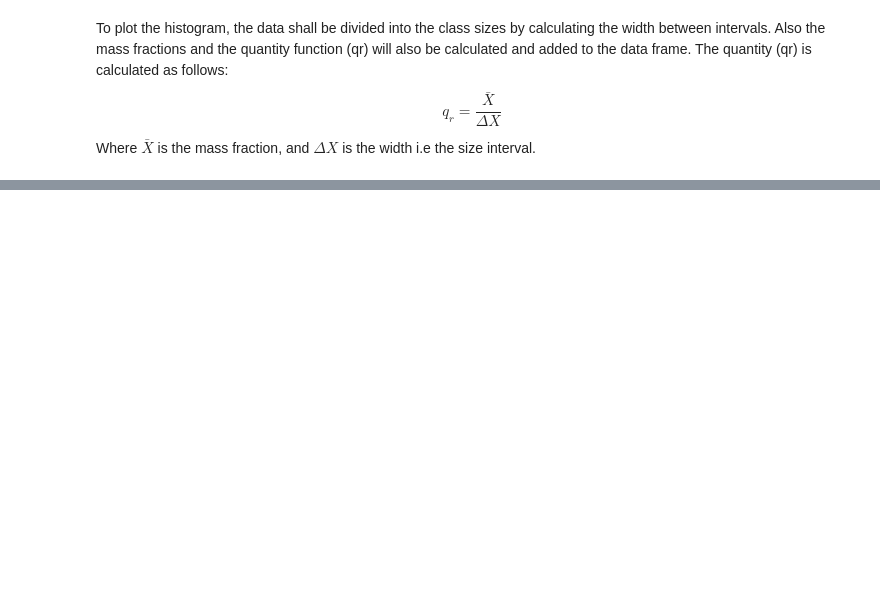
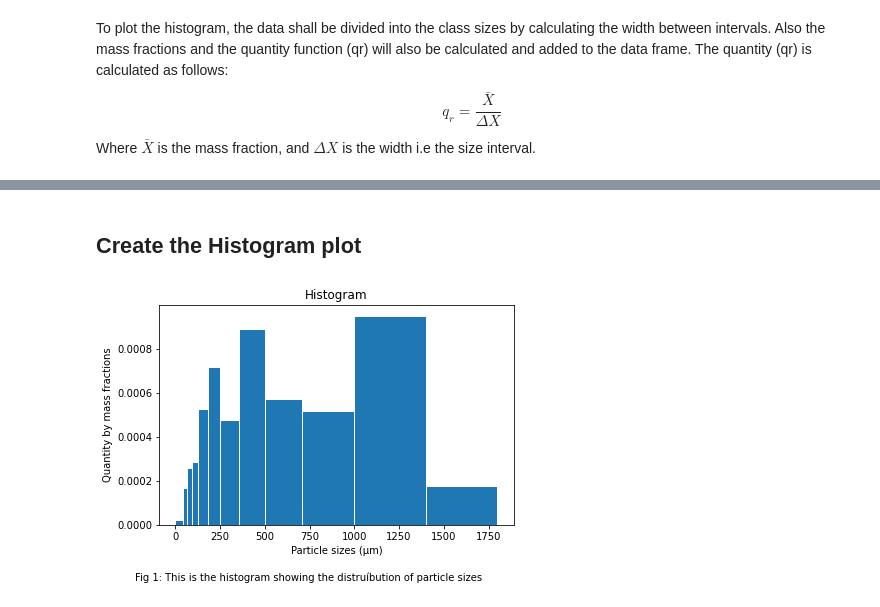
Before and after one commit to sethsomtoo/Particle-size-analysis-with-python, a Jupyter notebook: Project_3/particle_size_analysis.ipynb, the cells around one changed output, grey strips where cells are left out. Saved outputs shown, nothing was run; the diff lists cells and outputs as text; code cells hidden in the pictures; blank space fills up the shorter version.

```diff
--- a/Project_3/particle_size_analysis.ipynb
+++ b/Project_3/particle_size_analysis.ipynb
@@ -75 +49,8 @@ def massfrac(df):
 # %%
+# Define the function for mass fractions
+def mass_fraction(mass):
+    '''This function requires the column of mass retained from the data frame to be parsed in.
+    It will then compute the mass fractions.
+    '''
+    mass_frac = (mass / mass.sum()).round(3)
+    return mass_frac
@@ -77,0 +57,17 @@ def massfrac(df):
+# %%
+# Define the function for the width i.e size of intervals
+def class_width(mesh):
+    ''' The column of mesh sizes from the data can be parsed into this function as the arguement.
+    The function then uses the mesh sizes to compute the width.
+    '''
+    widths = mesh.diff()
+    return widths
+# %%
+# Compute the mass fractions and the class widths by calling the respective functions
+df2 = df.copy()
+df2['Mass fraction'] = mass_fraction(df2['Mass retained (g)'])
+df2['Class_width (μm)'] = class_width(df2['Mesh size (μm)']).shift(-1)
+
+# Compute the quantity distribution function for the histogram
+df2['$q_{r}$'] = df2['Mass fraction'] / df2['Class_width (μm)']
+df2
@@ -77,0 +89,15 @@ def massfrac(df):
+# %% [markdown]
+## Create the Histogram plot
+# %%
+fig, ax = plt.subplots()
+plt.bar(df2['Mesh size (μm)'], df2['$q_{r}$'], width=df2['Class_width (μm)'], align='edge', edgecolor='white' )
+plt.tight_layout()
+
+ax.set_xlabel('Particle sizes (μm)')
+ax.set_ylabel('Quantity by mass fractions')
+ax.set_title('Histogram')
+plt.figtext(0.5,-0.05, s = "Fig 1: This is the histogram showing the distruíbution of particle sizes", wrap=True, horizontalalignment='center')
+
+plt.tight_layout()
+# %% [output]
+[figure, added]
```
Also changed, not shown: parts of 11 cells of this notebook, 1 other file.
